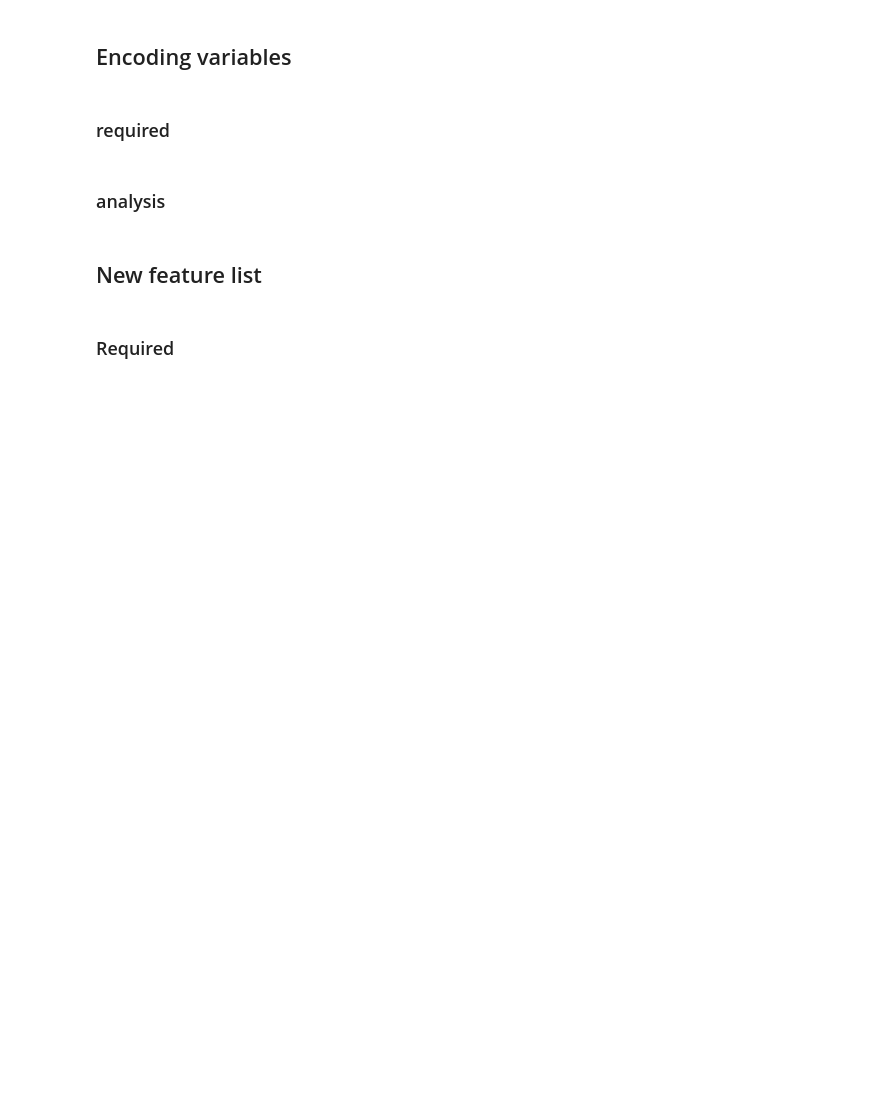
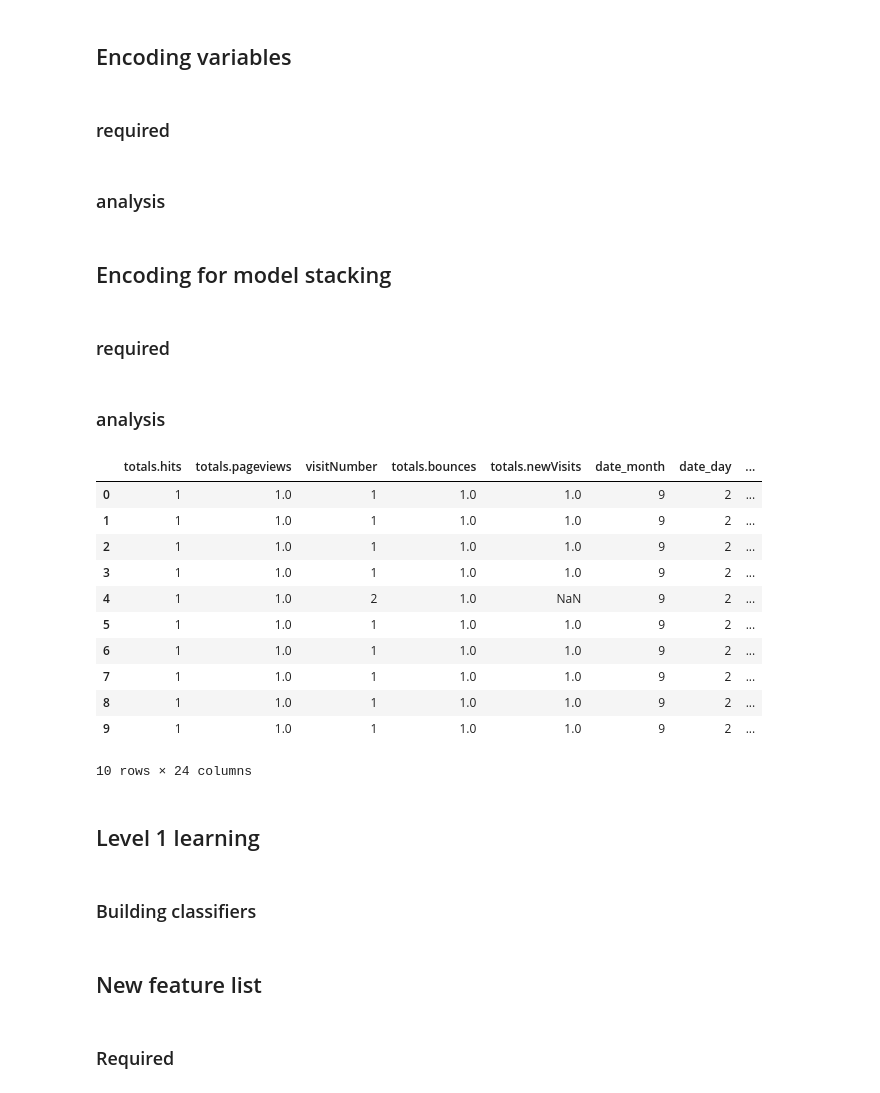
Before and after one commit to Pavan-Sangha/Kaggle-Google-Analytics-Customer-Revenue, a Jupyter notebook: Model_Build.ipynb, the cells around one changed output. Drawn from its saved outputs; the diff is of its cells as text; code cells hidden in the pictures; blank space fills up the shorter version.

Commit message:
started work on meta level learning structure

```diff
--- a/Model_Build.ipynb
+++ b/Model_Build.ipynb
@@ -98,6 +98,34 @@ def random_under_sample(dataFrame, column, sample_size):
 
 
 
+
+def five_fold_generator(array_length):
+
+    repetitions = int(array_length/5)
+    folds = []
+
+    for i in range(repetitions):
+        folds.append(1)
+        folds.append(2)
+        folds.append(3)
+        folds.append(4)
+        folds.append(5)
+    for i in range(array_length-5*repetitions):
+        folds.append(1)
+
+    random_fold = np.random.permutation(folds)
+
+    return random_fold
+
+
+
+
+
+
+
+
+
+
 def prediction_df(dataFrame,column_id,scores,predicted_scores):
 
     df_pred = pd.DataFrame({column_id:dataFrame[column_id].values})
@@ -356,3 +457,11 @@ train.dtypes
 test.dtypes
 # %%
 val.dtypes
+# %% [markdown]
+## Encoding for model stacking
+# %% [markdown]
+### required
+# %%
+array_length = train.shape[0]
+folds = five_fold_generator(array_length)
+train['folds'] = folds
@@ -359,3 +472,24 @@ val.dtypes
+# %% [markdown]
+### analysis
+# %%
+train.head(10)
+# %% [output]
+|  | totals.hits | totals.pageviews | visitNumber | totals.bounces | totals.newVisits | date_month | date_day | ... |
+| 0 | 1 | 1.0 | 1 | 1.0 | 1.0 | 9 | 2 | ... |
+| 1 | 1 | 1.0 | 1 | 1.0 | 1.0 | 9 | 2 | ... |
+| 2 | 1 | 1.0 | 1 | 1.0 | 1.0 | 9 | 2 | ... |
+| 3 | 1 | 1.0 | 1 | 1.0 | 1.0 | 9 | 2 | ... |
+| 4 | 1 | 1.0 | 2 | 1.0 | NaN | 9 | 2 | ... |
+| 5 | 1 | 1.0 | 1 | 1.0 | 1.0 | 9 | 2 | ... |
+| 6 | 1 | 1.0 | 1 | 1.0 | 1.0 | 9 | 2 | ... |
+| 7 | 1 | 1.0 | 1 | 1.0 | 1.0 | 9 | 2 | ... |
+| 8 | 1 | 1.0 | 1 | 1.0 | 1.0 | 9 | 2 | ... |
+| 9 | 1 | 1.0 | 1 | 1.0 | 1.0 | 9 | 2 | ... |
+10 rows × 24 columns
+# %% [markdown]
+## Level 1 learning
+# %% [markdown]
+### Building classifiers
 # %% [markdown]
 ## New feature list
 # %% [markdown]
```
Also changed, not shown: parts of 18 cells of this notebook.
